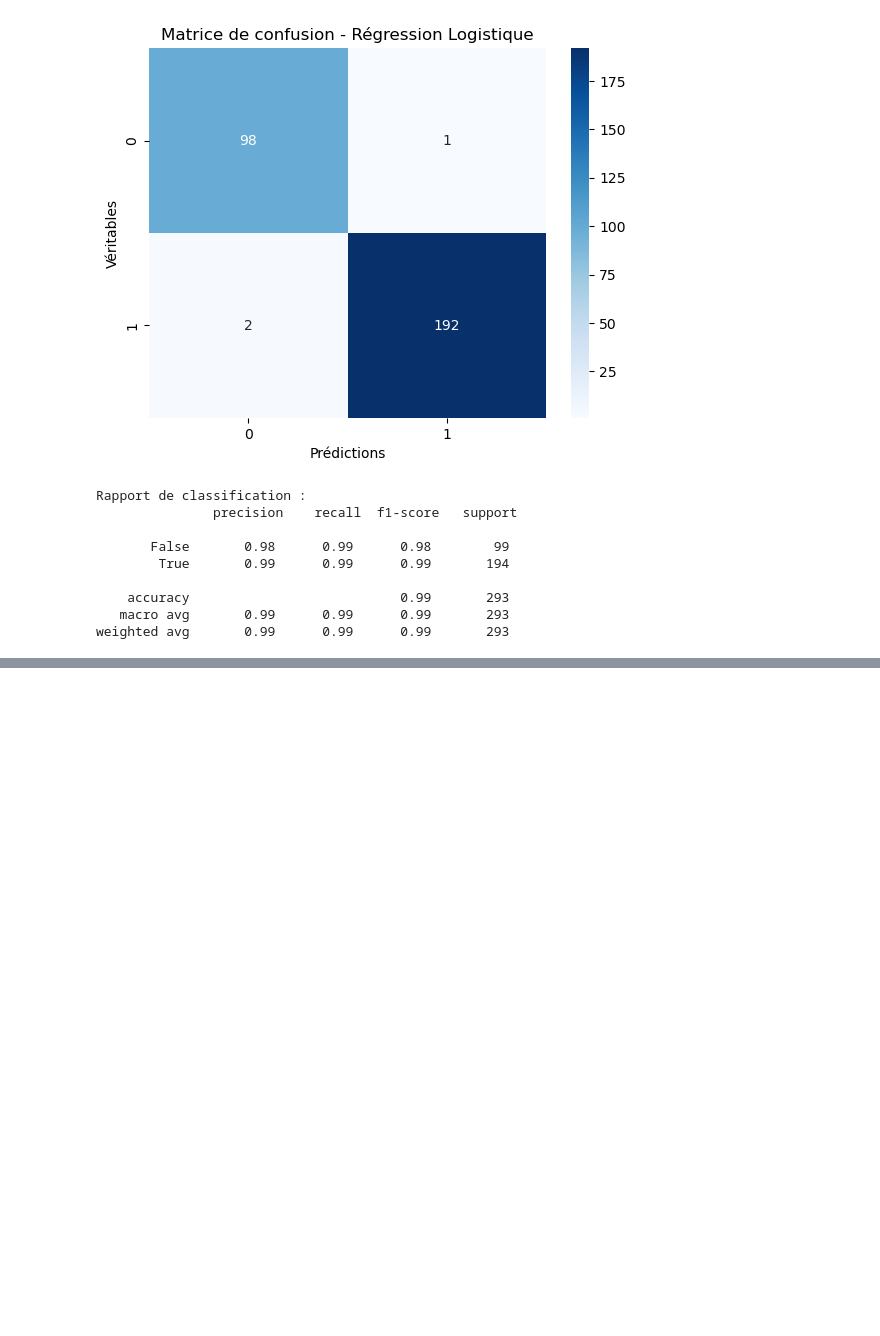
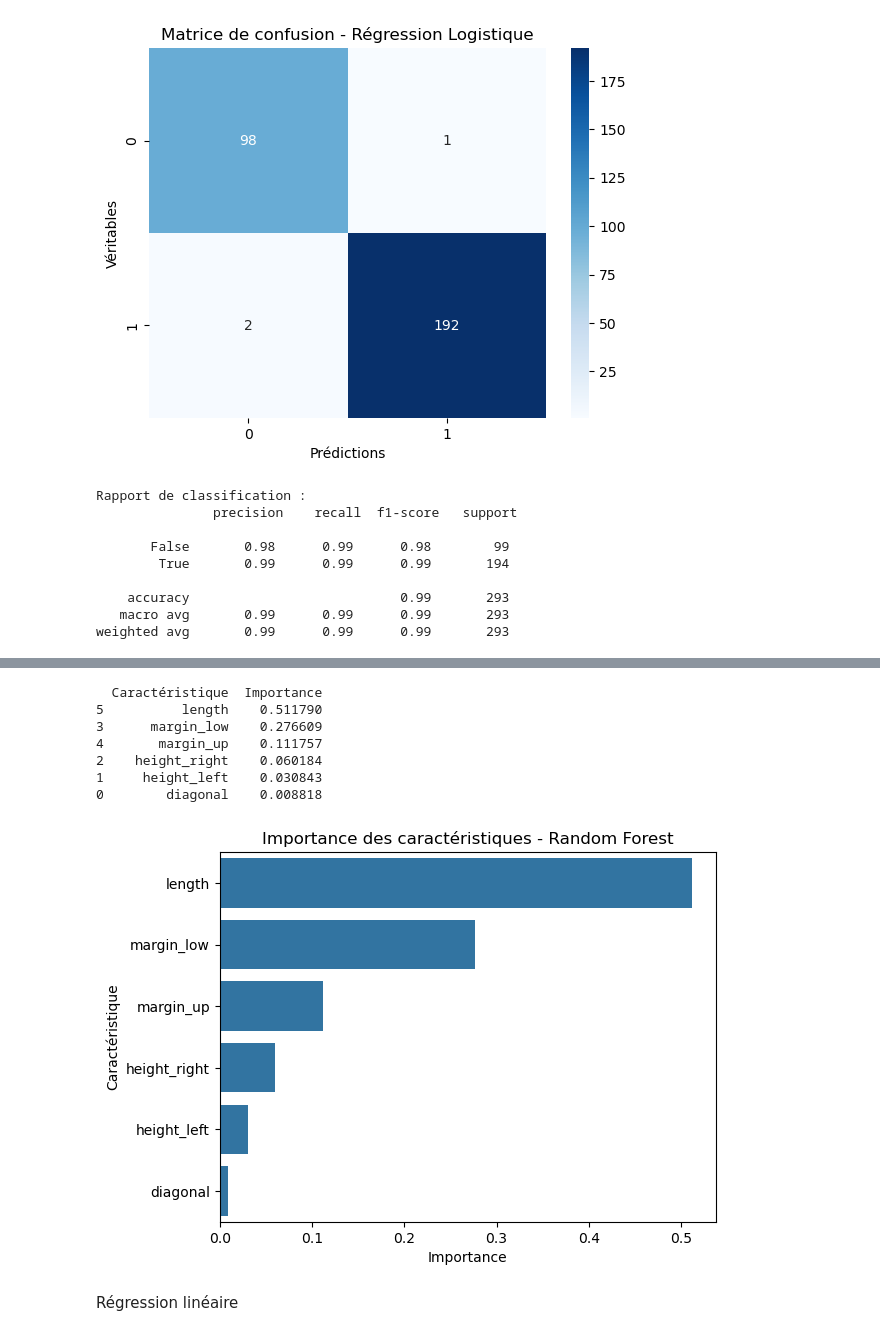
Before and after one commit to obenmaha/App-d-tection-faux-billet, a Jupyter notebook: Analyse notebook.ipynb, the cells around one changed output, grey strips where cells are left out. Drawn from its saved outputs; the diff is of its cells as text; code cells hidden in the pictures; blank space fills up the shorter version.

```diff
--- a/Analyse notebook.ipynb
+++ b/Analyse notebook.ipynb
@@ -251,0 +368,5 @@ weighted avg       0.99      0.99      0.99       293
+# %%
+rf = RandomForestClassifier(n_estimators=100, random_state=7)
+# %%
+rf.fit(X_train, y_train)
+y_pred_rf = rf.predict(X_test)
@@ -251,0 +399,29 @@ weighted avg       0.99      0.99      0.99       293
+# %%
+# Obtenir l'importance des caractéristiques
+importances = rf.feature_importances_
+feature_names = X_train.columns
+
+# Créer un dataframe pour visualiser
+feature_importance_df = pd.DataFrame({'Caractéristique': feature_names, 'Importance': importances})
+
+# Trier les caractéristiques par importance décroissante
+feature_importance_df = feature_importance_df.sort_values('Importance', ascending=False)
+
+# Afficher les importances
+print(feature_importance_df)
+
+# Visualiser
+sns.barplot(x='Importance', y='Caractéristique', data=feature_importance_df)
+plt.title("Importance des caractéristiques - Random Forest")
+plt.show()
+# %% [output]
+  Caractéristique  Importance
+5          length    0.511790
+3      margin_low    0.276609
+4       margin_up    0.111757
+2    height_right    0.060184
+1     height_left    0.030843
+0        diagonal    0.008818
+[figure, added]
+# %% [markdown]
+Régression linéaire
```
Also changed, not shown: parts of 18 cells of this notebook.
